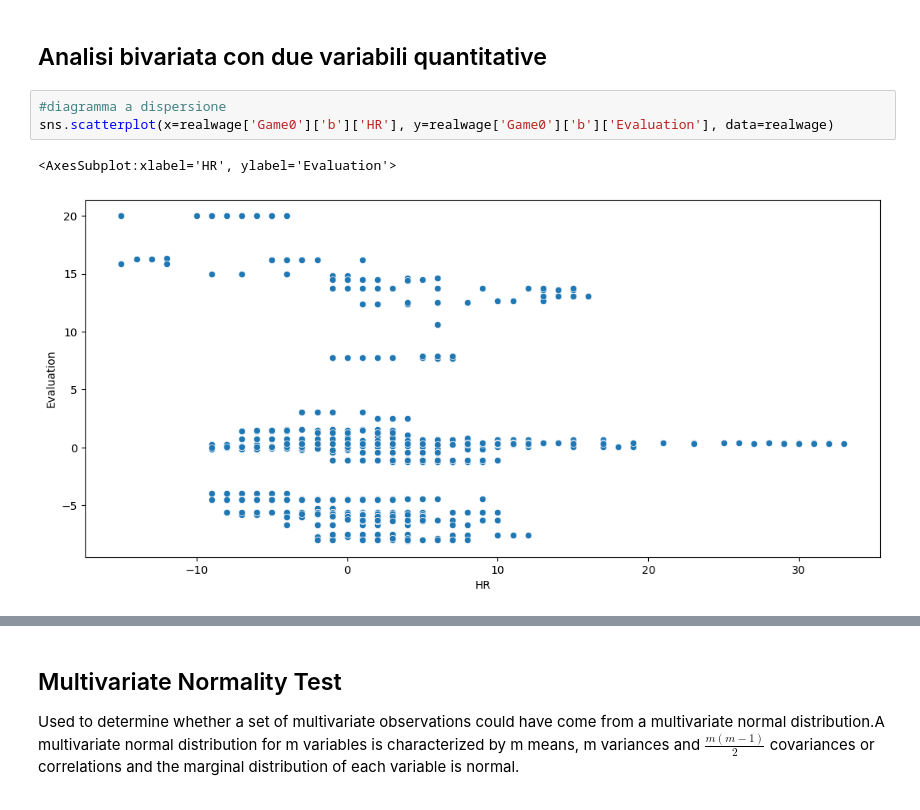
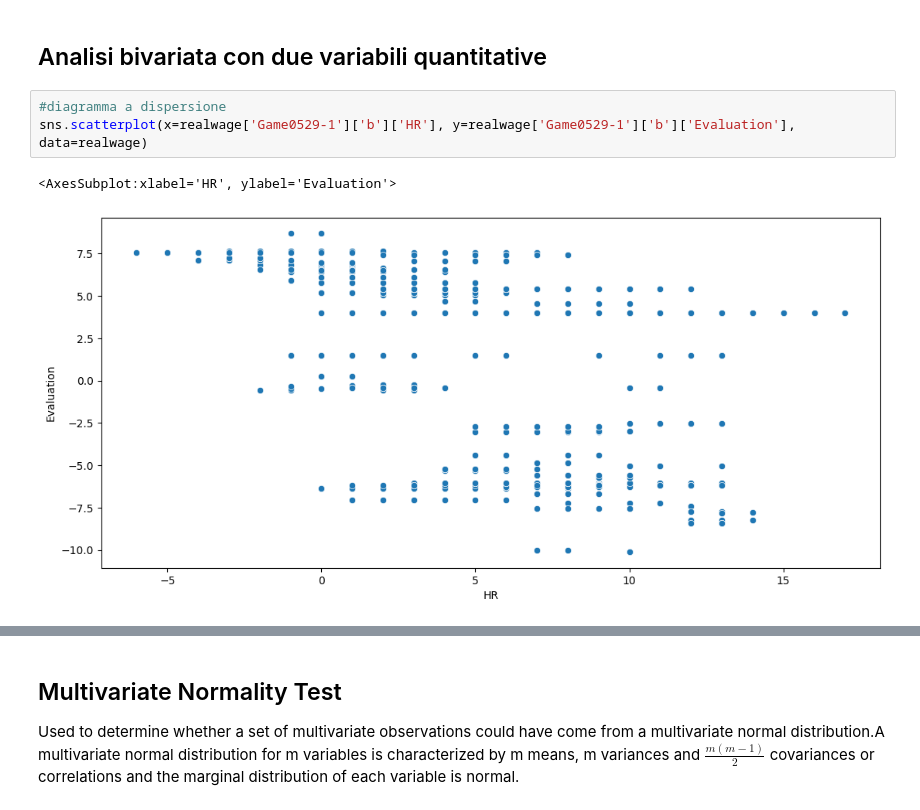
Before and after one commit to tommdim/statistics-101, a Jupyter notebook: project/src/vale.ipynb, the cells around one changed output, grey strips where cells are left out. Saved outputs shown, nothing was run; the diff lists cells and outputs as text.

```diff
--- a/project/src/vale.ipynb
+++ b/project/src/vale.ipynb
@@ -39,10 +39,10 @@ def heart_rate_delta(dataframe, color,game):
 ## Analisi bivariata con due variabili quantitative
 # %%
 #diagramma a dispersione
-sns.scatterplot(x=realwage['Game0']['b']['HR'], y=realwage['Game0']['b']['Evaluation'], data=realwage)
+sns.scatterplot(x=realwage['Game0529-1']['b']['HR'], y=realwage['Game0529-1']['b']['Evaluation'], data=realwage)
 # %% [output]
 <AxesSubplot:xlabel='HR', ylabel='Evaluation'>
-[figure, old version]
+[figure, new version]
 # %%
 realwage = pd.read_csv("prova.csv")
 realwage = realwage.pivot_table(values='Value',
```
Also changed, not shown: parts of 15 cells of this notebook.
